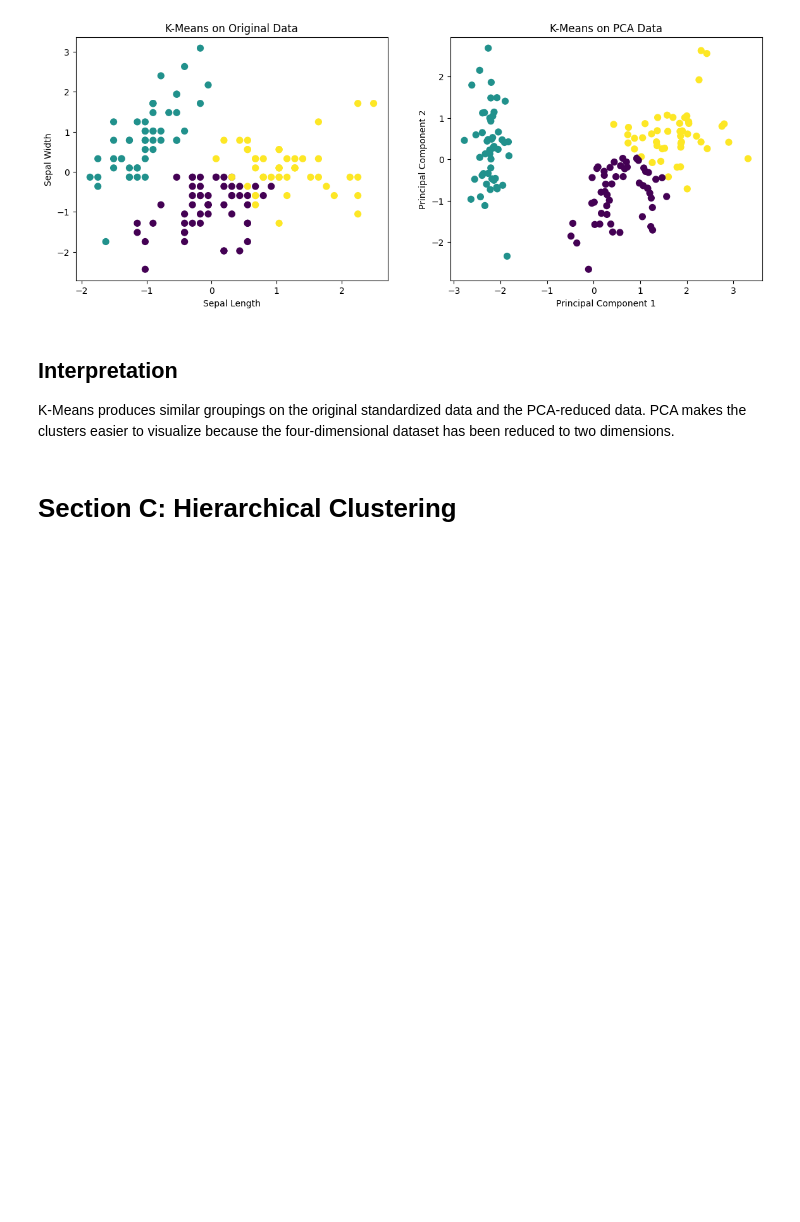
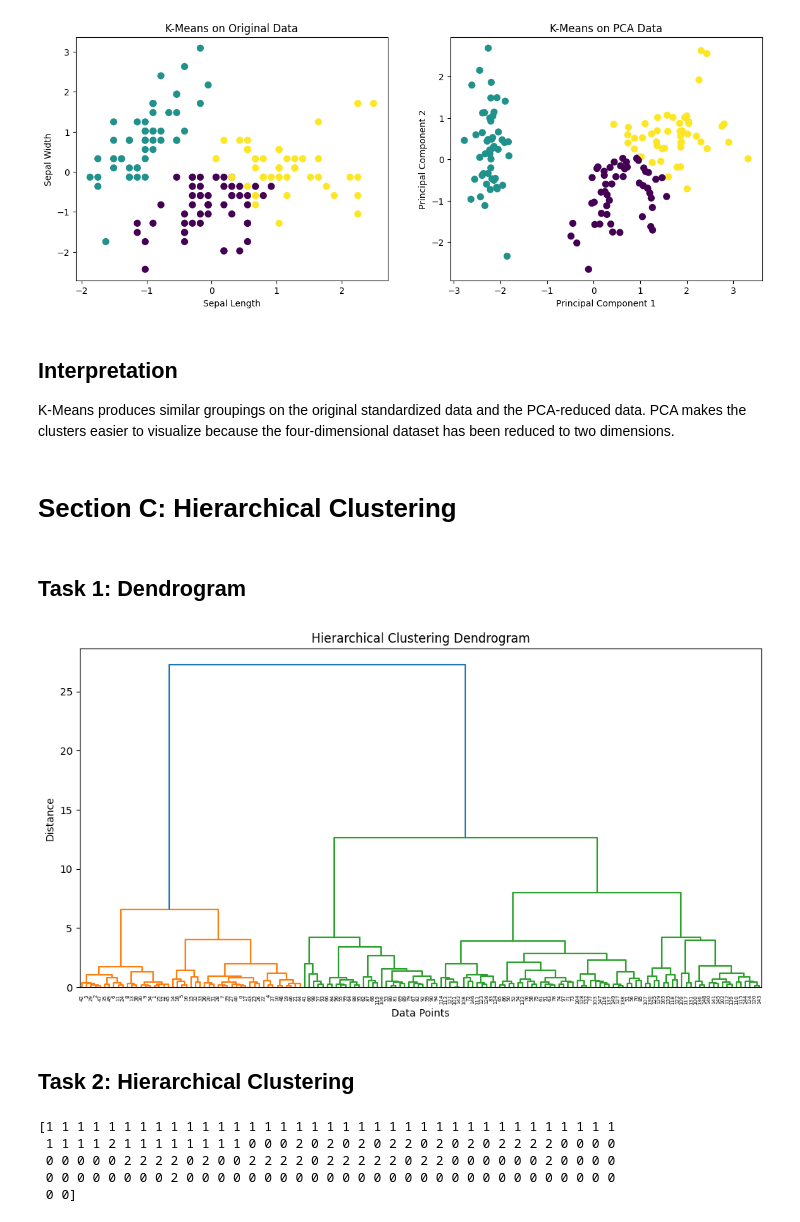
Before and after one commit to mdzubayereashraf/Ostad-AI-Engineering-Course-Assignments, a Jupyter notebook: Assignmen_No_12(Clustering_&_Dimensionality_Reduction).ipynb, the cells around one changed output. Saved outputs shown, nothing was run; the diff lists cells and outputs as text; code cells hidden in the pictures; blank space fills up the shorter version.

Commit message:
Comparing Hierarchical and k-means Clustering

```diff
--- a/Assignmen_No_12(Clustering_&_Dimensionality_Reduction).ipynb
+++ b/Assignmen_No_12(Clustering_&_Dimensionality_Reduction).ipynb
@@ -246,3 +246,36 @@ visualize because the four-dimensional dataset has been reduced
 to two dimensions.
 # %% [markdown]
 # **Section C: Hierarchical Clustering**
+# %% [markdown]
+## Task 1: Dendrogram
+# %%
+linked = linkage(X_scaled, method='ward')
+
+plt.figure(figsize=(12, 6))
+
+dendrogram(linked)
+
+plt.title("Hierarchical Clustering Dendrogram")
+plt.xlabel("Data Points")
+plt.ylabel("Distance")
+
+plt.show()
+# %% [output]
+[figure, added]
+# %% [markdown]
+## Task 2: Hierarchical Clustering
+# %%
+hierarchical = AgglomerativeClustering(
+    n_clusters=3,
+    linkage='ward'
+)
+
+hierarchical_labels = hierarchical.fit_predict(X_scaled)
+
+print(hierarchical_labels)
+# %% [output]
+[1 1 1 1 1 1 1 1 1 1 1 1 1 1 1 1 1 1 1 1 1 1 1 1 1 1 1 1 1 1 1 1 1 1 1 1 1
+ 1 1 1 1 2 1 1 1 1 1 1 1 1 0 0 0 2 0 2 0 2 0 2 2 0 2 0 2 0 2 2 2 2 0 0 0 0
+ 0 0 0 0 0 2 2 2 2 0 2 0 0 2 2 2 2 0 2 2 2 2 2 0 2 2 0 0 0 0 0 0 2 0 0 0 0
+ 0 0 0 0 0 0 0 0 2 0 0 0 0 0 0 0 0 0 0 0 0 0 0 0 0 0 0 0 0 0 0 0 0 0 0 0 0
+ 0 0]
```
Also changed, not shown: parts of 4 cells of this notebook.
